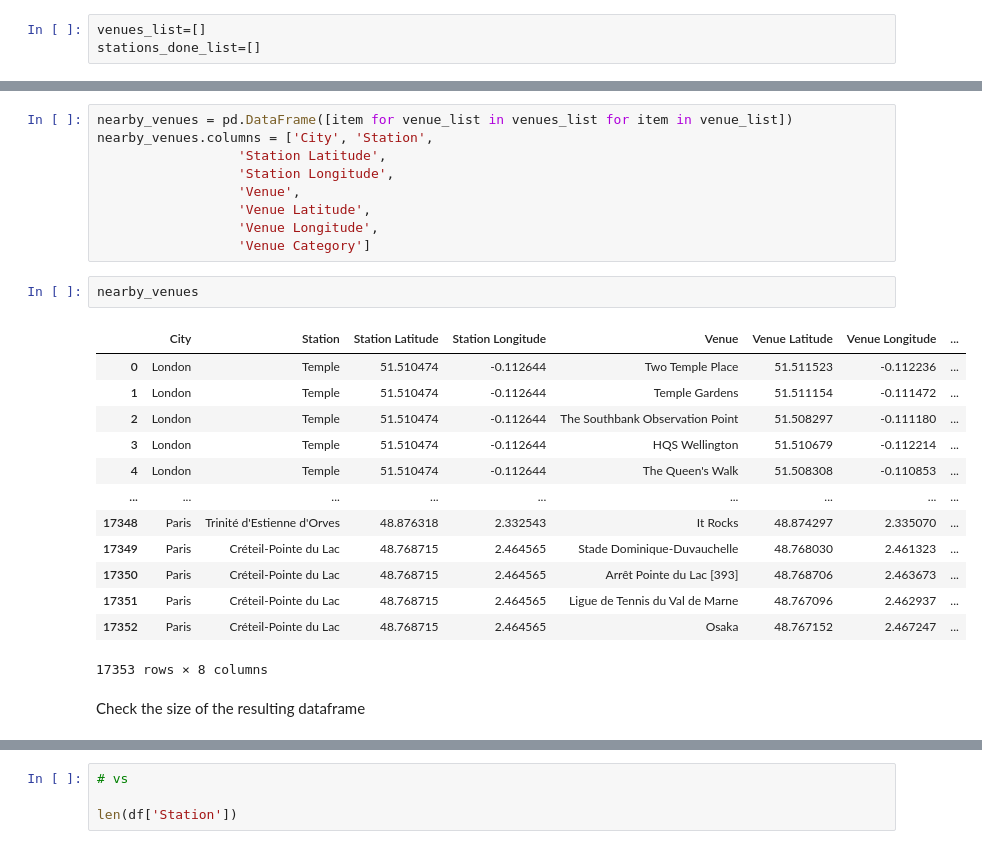
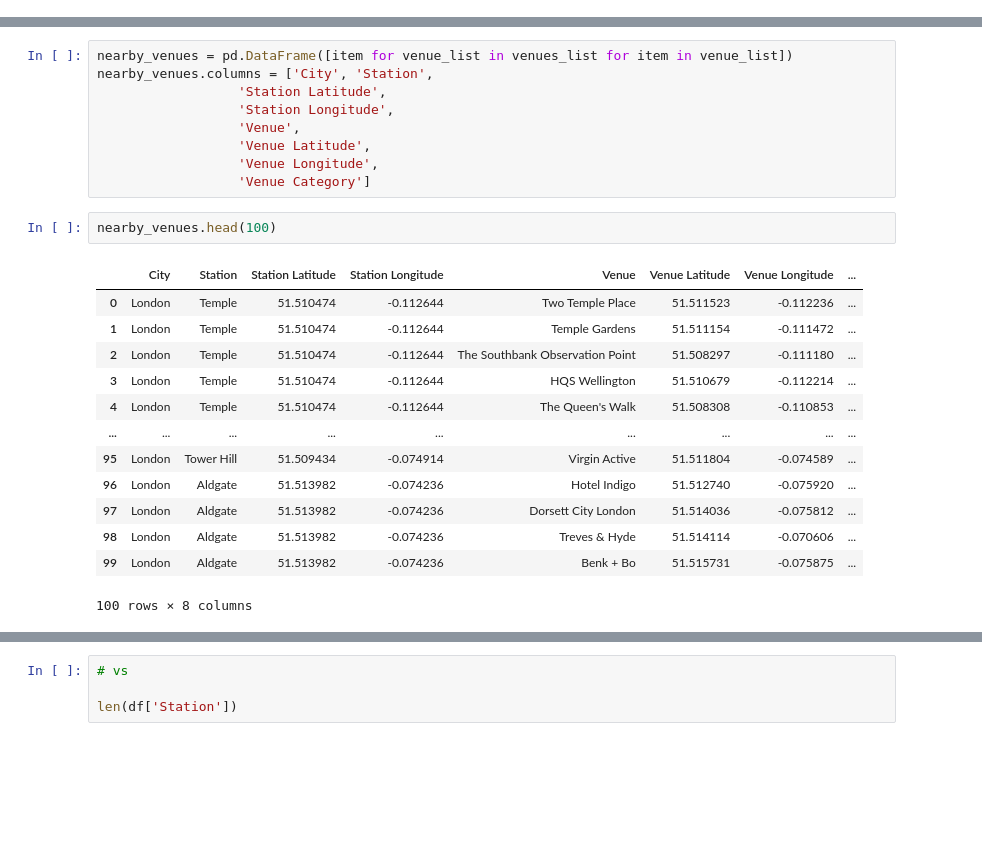
Before and after one commit to juliengirault52/Coursera_Capstone, a Jupyter notebook: capstone_project.ipynb, the cells around one changed output, grey strips where cells are left out. Saved outputs shown, nothing was run; the diff lists cells and outputs as text; blank space fills up the shorter version.

```diff
--- a/capstone_project.ipynb
+++ b/capstone_project.ipynb
@@ -186,4 +200 @@ if 'venues_list' not in globals():
-# %%
-venues_list=[]
-stations_done_list=[]
 # %%
@@ -221,20 +216,18 @@ nearby_venues.columns = ['City', 'Station',
                   'Venue Longitude',
                   'Venue Category']
 # %%
-nearby_venues
+nearby_venues.head(100)
 # %% [output]
 |  | City | Station | Station Latitude | Station Longitude | Venue | Venue Latitude | Venue Longitude | ... |
 | 0 | London | Temple | 51.510474 | -0.112644 | Two Temple Place | 51.511523 | -0.112236 | ... |
 | 1 | London | Temple | 51.510474 | -0.112644 | Temple Gardens | 51.511154 | -0.111472 | ... |
 | 2 | London | Temple | 51.510474 | -0.112644 | The Southbank Observation Point | 51.508297 | -0.111180 | ... |
 | 3 | London | Temple | 51.510474 | -0.112644 | HQS Wellington | 51.510679 | -0.112214 | ... |
 | 4 | London | Temple | 51.510474 | -0.112644 | The Queen's Walk | 51.508308 | -0.110853 | ... |
 | ... | ... | ... | ... | ... | ... | ... | ... | ... |
-| 17348 | Paris | Trinité d'Estienne d'Orves | 48.876318 | 2.332543 | It Rocks | 48.874297 | 2.335070 | ... |
-| 17349 | Paris | Créteil-Pointe du Lac | 48.768715 | 2.464565 | Stade Dominique-Duvauchelle | 48.768030 | 2.461323 | ... |
-| 17350 | Paris | Créteil-Pointe du Lac | 48.768715 | 2.464565 | Arrêt Pointe du Lac [393] | 48.768706 | 2.463673 | ... |
-| 17351 | Paris | Créteil-Pointe du Lac | 48.768715 | 2.464565 | Ligue de Tennis du Val de Marne | 48.767096 | 2.462937 | ... |
-| 17352 | Paris | Créteil-Pointe du Lac | 48.768715 | 2.464565 | Osaka | 48.767152 | 2.467247 | ... |
+| 95 | London | Tower Hill | 51.509434 | -0.074914 | Virgin Active | 51.511804 | -0.074589 | ... |
+| 96 | London | Aldgate | 51.513982 | -0.074236 | Hotel Indigo | 51.512740 | -0.075920 | ... |
+| 97 | London | Aldgate | 51.513982 | -0.074236 | Dorsett City London | 51.514036 | -0.075812 | ... |
+| 98 | London | Aldgate | 51.513982 | -0.074236 | Treves & Hyde | 51.514114 | -0.070606 | ... |
+| 99 | London | Aldgate | 51.513982 | -0.074236 | Benk + Bo | 51.515731 | -0.075875 | ... |
-17353 rows × 8 columns
+100 rows × 8 columns
-# %% [markdown]
-Check the size of the resulting dataframe
```
Also changed, not shown: parts of 65 cells of this notebook.
